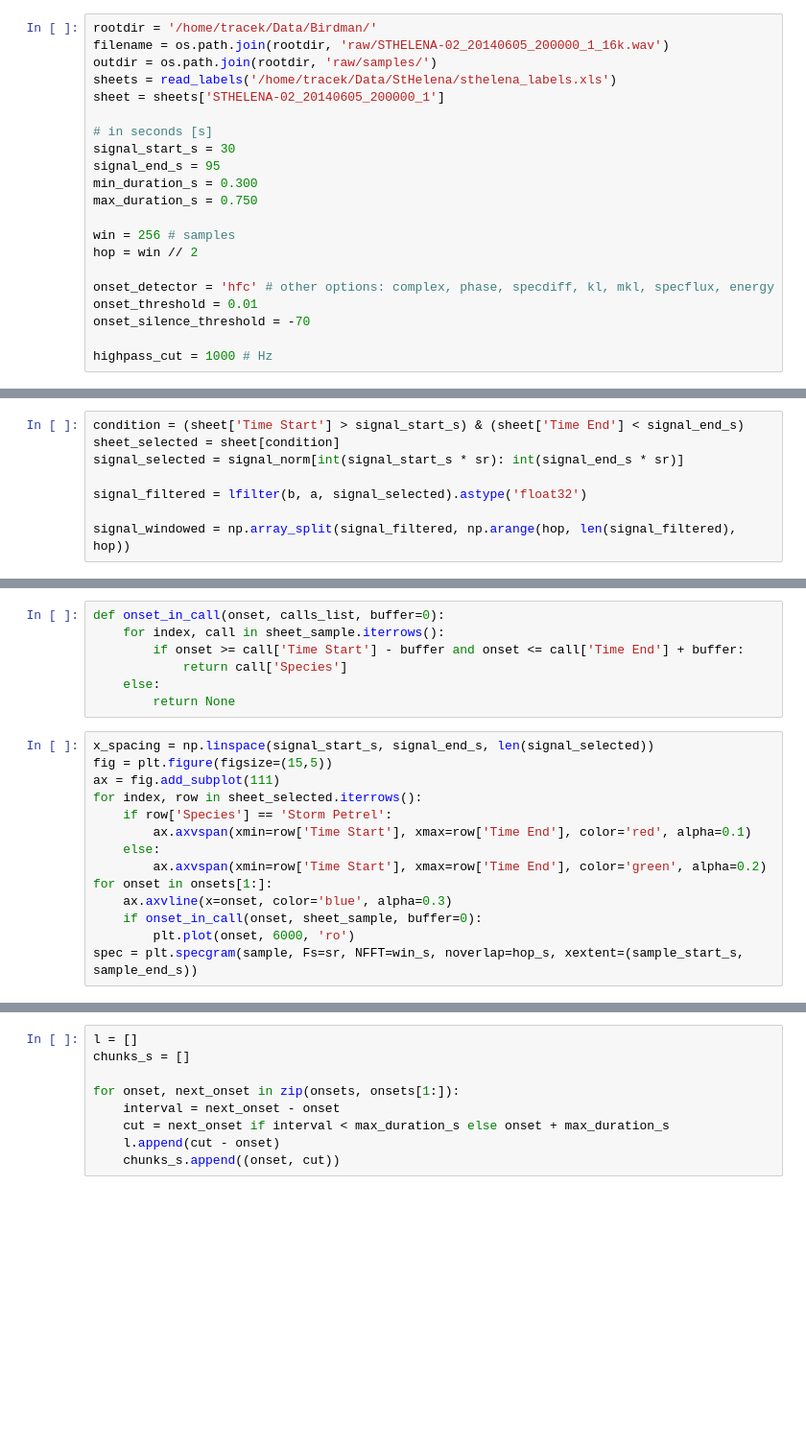
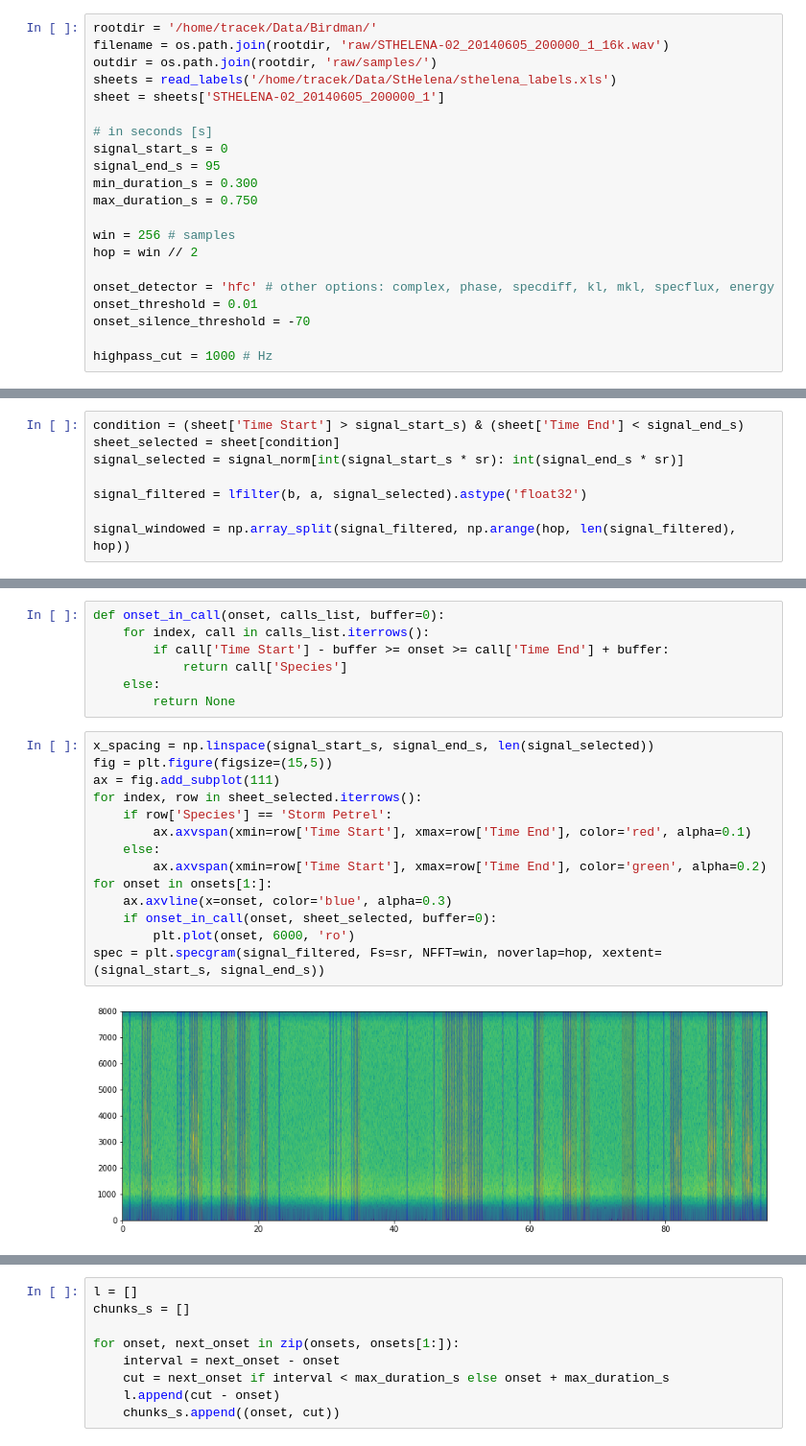
Before and after one commit to RSPB/Birdman, a Jupyter notebook: plot_onsets.ipynb, the cells around one changed output, grey strips where cells are left out. Shown: that part at 96% size. Saved outputs shown, nothing was run; the diff lists cells and outputs as text; blank space fills up the shorter version.

```diff
--- a/plot_onsets.ipynb
+++ b/plot_onsets.ipynb
@@ -17,7 +17,7 @@ sheets = read_labels('/home/tracek/Data/StHelena/sthelena_labels.xls')
 sheet = sheets['STHELENA-02_20140605_200000_1']
 
 # in seconds [s]
-signal_start_s = 30
+signal_start_s = 0
 signal_end_s = 95
 min_duration_s = 0.300
 max_duration_s = 0.750
@@ -68,21 +68,23 @@ Found 56 onsets in 65s long recording.
 # %%
 def onset_in_call(onset, calls_list, buffer=0):
-    for index, call in sheet_sample.iterrows():
-        if onset >= call['Time Start'] - buffer and onset <= call['Time End'] + buffer:
+    for index, call in calls_list.iterrows():
+        if call['Time Start'] - buffer >= onset >= call['Time End'] + buffer:
             return call['Species']
     else:
         return None
 # %%
 x_spacing = np.linspace(signal_start_s, signal_end_s, len(signal_selected))
 fig = plt.figure(figsize=(15,5))
 ax = fig.add_subplot(111)
 for index, row in sheet_selected.iterrows():
     if row['Species'] == 'Storm Petrel':
         ax.axvspan(xmin=row['Time Start'], xmax=row['Time End'], color='red', alpha=0.1)
     else:
         ax.axvspan(xmin=row['Time Start'], xmax=row['Time End'], color='green', alpha=0.2)
 for onset in onsets[1:]:
     ax.axvline(x=onset, color='blue', alpha=0.3)
-    if onset_in_call(onset, sheet_sample, buffer=0):
+    if onset_in_call(onset, sheet_selected, buffer=0):
         plt.plot(onset, 6000, 'ro')
-spec = plt.specgram(sample, Fs=sr, NFFT=win_s, noverlap=hop_s, xextent=(sample_start_s, sample_end_s))
+spec = plt.specgram(signal_filtered, Fs=sr, NFFT=win, noverlap=hop, xextent=(signal_start_s, signal_end_s))
+# %% [output]
+[figure, added]
```
Also changed, not shown: parts of 9 cells of this notebook, 3 other files.
